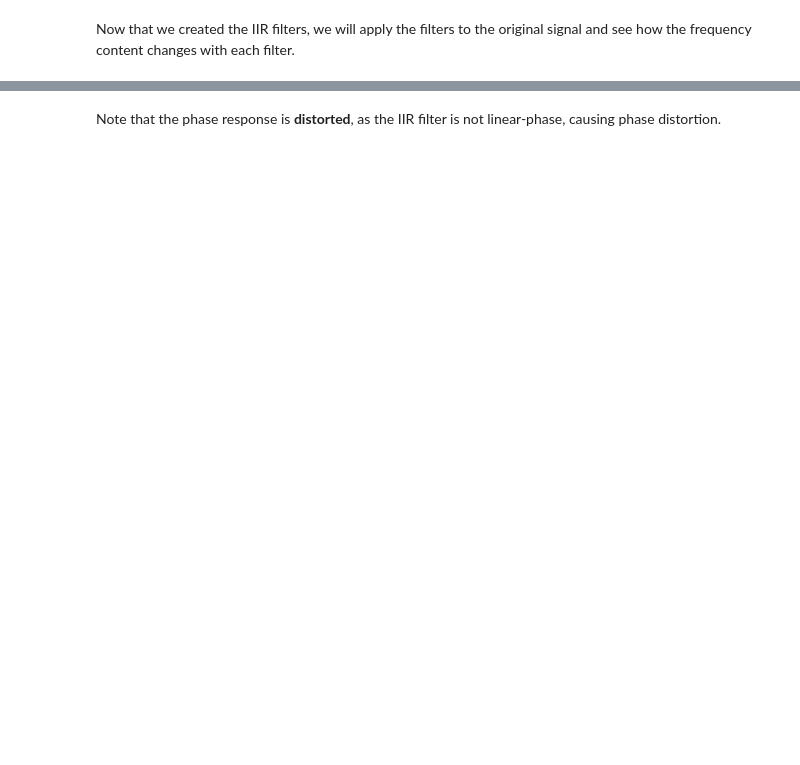
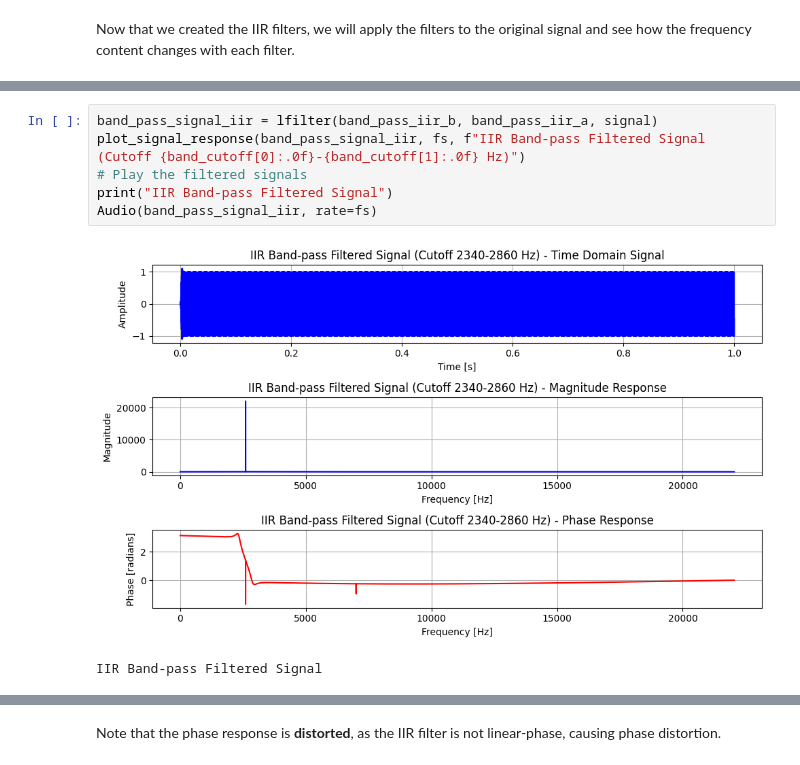
Before and after one commit to AlpSari/time_series_applications, a Jupyter notebook: digital_signal_processing/filtering.ipynb, the cells around one changed output, grey strips where cells are left out. Drawn from its saved outputs; the diff is of its cells as text; blank space fills up the shorter version.

```diff
--- a/digital_signal_processing/filtering.ipynb
+++ b/digital_signal_processing/filtering.ipynb
@@ -286,0 +357,9 @@ Now that we created the IIR filters, we will apply the filters to the original s
+# %%
+band_pass_signal_iir = lfilter(band_pass_iir_b, band_pass_iir_a, signal)
+plot_signal_response(band_pass_signal_iir, fs, f"IIR Band-pass Filtered Signal (Cutoff {band_cutoff[0]:.0f}-{band_cutoff[1]:.0f} Hz)")
+# Play the filtered signals
+print("IIR Band-pass Filtered Signal")
+Audio(band_pass_signal_iir, rate=fs)
+# %% [output]
+[figure, added]
+IIR Band-pass Filtered Signal
```
Also changed, not shown: parts of 20 cells of this notebook.
